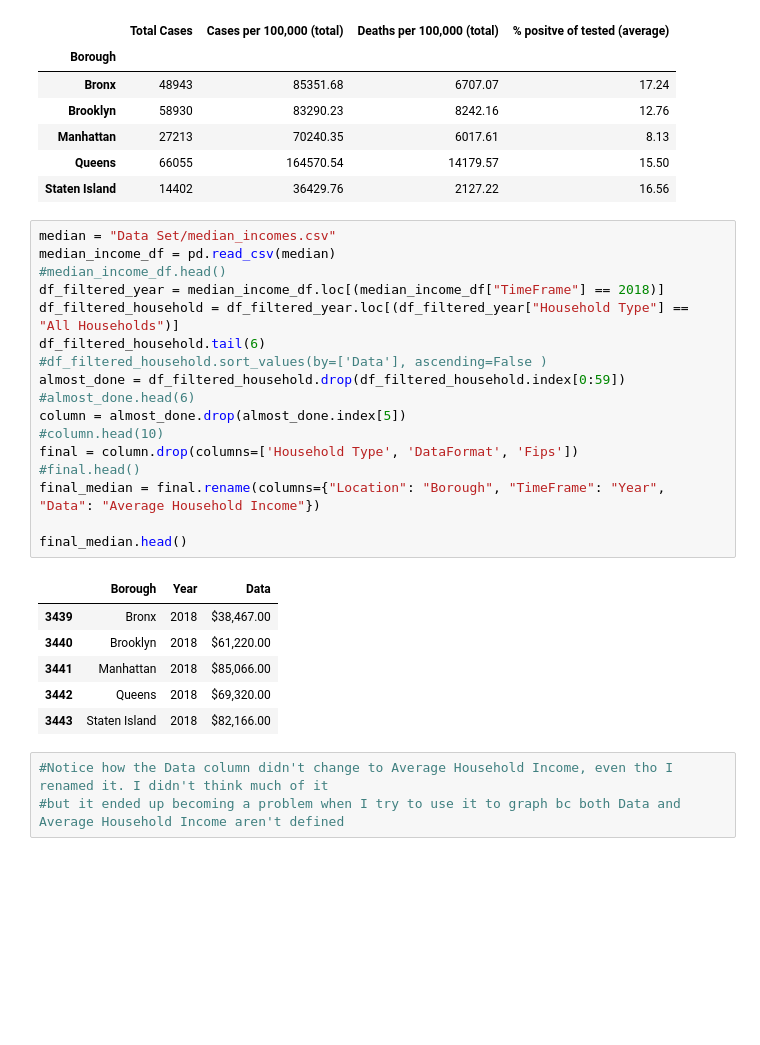
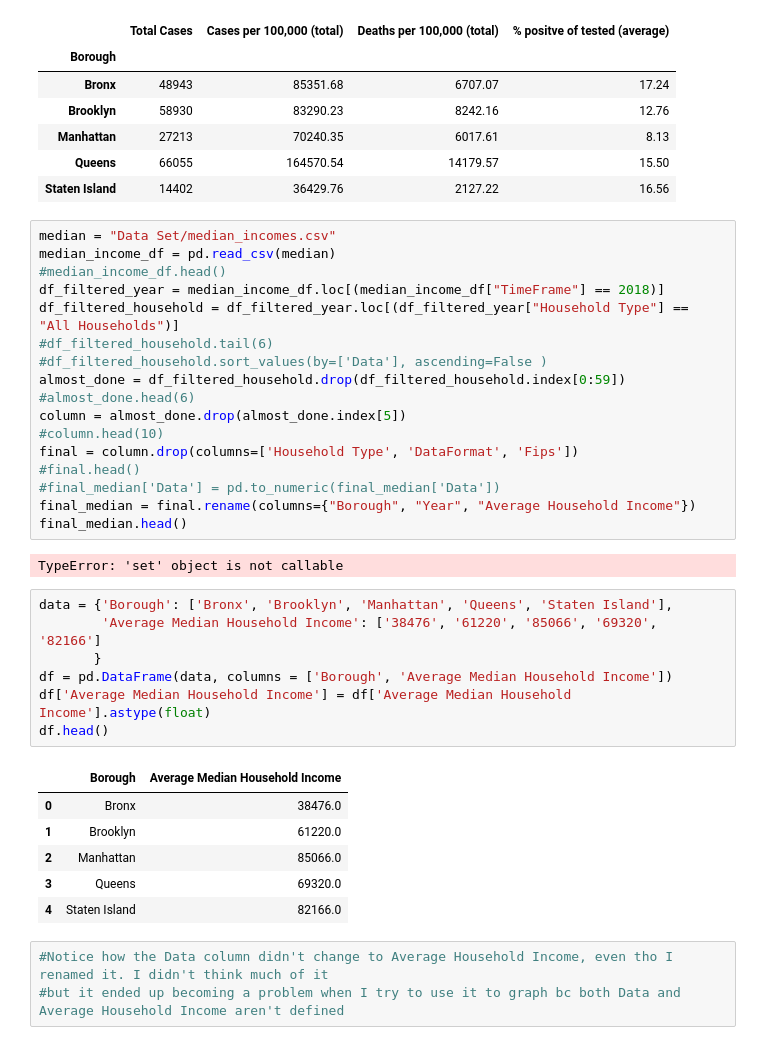
Before and after one commit to AMHlocal/Covid-19-and-NYC-Boroughs, a Jupyter notebook: Data Cleaning (Austin's file).ipynb, the cells around one changed output. Cells and saved outputs as stored; diff of their text form; blank space fills up the shorter version.

```diff
--- a/Data Cleaning (Austin's file).ipynb
+++ b/Data Cleaning (Austin's file).ipynb
@@ -79,7 +79,7 @@ median_income_df = pd.read_csv(median)
 #median_income_df.head()
 df_filtered_year = median_income_df.loc[(median_income_df["TimeFrame"] == 2018)]
 df_filtered_household = df_filtered_year.loc[(df_filtered_year["Household Type"] == "All Households")]
-df_filtered_household.tail(6)
+#df_filtered_household.tail(6)
 #df_filtered_household.sort_values(by=['Data'], ascending=False )
 almost_done = df_filtered_household.drop(df_filtered_household.index[0:59])
 #almost_done.head(6)
@@ -87,16 +87,25 @@ column = almost_done.drop(almost_done.index[5])
 #column.head(10)
 final = column.drop(columns=['Household Type', 'DataFormat', 'Fips'])
 #final.head()
-final_median = final.rename(columns={"Location": "Borough", "TimeFrame": "Year", "Data": "Average Household Income"})
-
+#final_median['Data'] = pd.to_numeric(final_median['Data'])
+final_median = final.rename(columns={"Borough", "Year", "Average Household Income"})
 final_median.head()
 # %% [output]
-|  | Borough | Year | Data |
-| 3439 | Bronx | 2018 | $38,467.00 |
-| 3440 | Brooklyn | 2018 | $61,220.00 |
-| 3441 | Manhattan | 2018 | $85,066.00 |
-| 3442 | Queens | 2018 | $69,320.00 |
-| 3443 | Staten Island | 2018 | $82,166.00 |
+TypeError: 'set' object is not callable
+# %%
+data = {'Borough': ['Bronx', 'Brooklyn', 'Manhattan', 'Queens', 'Staten Island'],
+        'Average Median Household Income': ['38476', '61220', '85066', '69320', '82166']
+       }
+df = pd.DataFrame(data, columns = ['Borough', 'Average Median Household Income'])
+df['Average Median Household Income'] = df['Average Median Household Income'].astype(float)
+df.head()
+# %% [output]
+|  | Borough | Average Median Household Income |
+| 0 | Bronx | 38476.0 |
+| 1 | Brooklyn | 61220.0 |
+| 2 | Manhattan | 85066.0 |
+| 3 | Queens | 69320.0 |
+| 4 | Staten Island | 82166.0 |
 # %%
 #Notice how the Data column didn't change to Average Household Income, even tho I renamed it. I didn't think much of it
 #but it ended up becoming a problem when I try to use it to graph bc both Data and Average Household Income aren't defined
```
Also changed, not shown: parts of 3 cells of this notebook, 2 other files.
